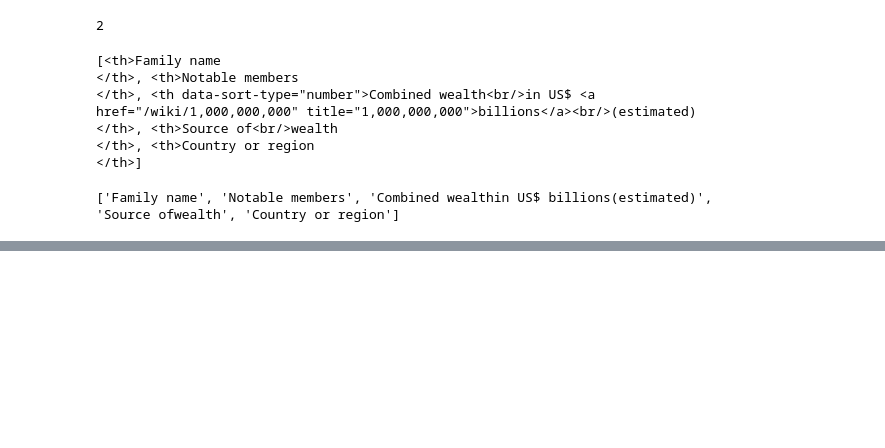
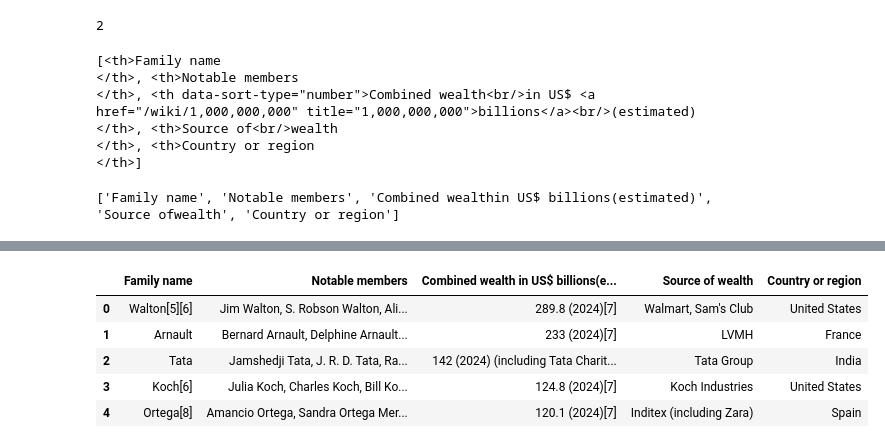
Before and after one commit to hhpramod/scrapped_rishest_families_data, a Jupyter notebook: web_scrapping.ipynb, the cells around one changed output, grey strips where cells are left out. Saved outputs shown, nothing was run; the diff lists cells and outputs as text; code cells hidden in the pictures; blank space fills up the shorter version.

```diff
--- a/web_scrapping.ipynb
+++ b/web_scrapping.ipynb
@@ -77,3 +77,7 @@ column_names = [title.text.strip() for title in titles]
 print(column_names)
 # %% [output]
 ['Family name', 'Notable members', 'Combined wealthin US$ billions(estimated)', 'Source ofwealth', 'Country or region']
+# %%
+# Rename the columns
+column_names = [name.replace('wealthin', 'wealth in').replace('ofwealth', 'of wealth') for name in column_names]
+print(column_names)
@@ -79,0 +86,4 @@ print(column_names)
+# %%
+# Create dataframe
+df = pd.DataFrame(columns = column_names)
+df
@@ -79,0 +92,4 @@ print(column_names)
+# %%
+# Find content
+column_data = table.find_all('tr')
+#print(column_data)
@@ -79,0 +114,17 @@ print(column_names)
+# %%
+# Add content to the dataframe
+for row in column_data[1:]:
+    rows = row.find_all('td')
+
+    individual_raws_data = [data.text.strip() for data in rows]
+    length = len(df)
+    df.loc[length] = individual_raws_data
+
+df.head()
+# %% [output]
+|  | Family name | Notable members | Combined wealth in US$ billions(e... | Source of wealth | Country or region |
+| 0 | Walton[5][6] | Jim Walton, S. Robson Walton, Ali... | 289.8 (2024)[7] | Walmart, Sam's Club | United States |
+| 1 | Arnault | Bernard Arnault, Delphine Arnault... | 233 (2024)[7] | LVMH | France |
+| 2 | Tata | Jamshedji Tata, J. R. D. Tata, Ra... | 142 (2024) (including Tata Charit... | Tata Group | India |
+| 3 | Koch[6] | Julia Koch, Charles Koch, Bill Ko... | 124.8 (2024)[7] | Koch Industries | United States |
+| 4 | Ortega[8] | Amancio Ortega, Sandra Ortega Mer... | 120.1 (2024)[7] | Inditex (including Zara) | Spain |
```
Also changed, not shown: parts of 12 cells of this notebook, 1 other file.
